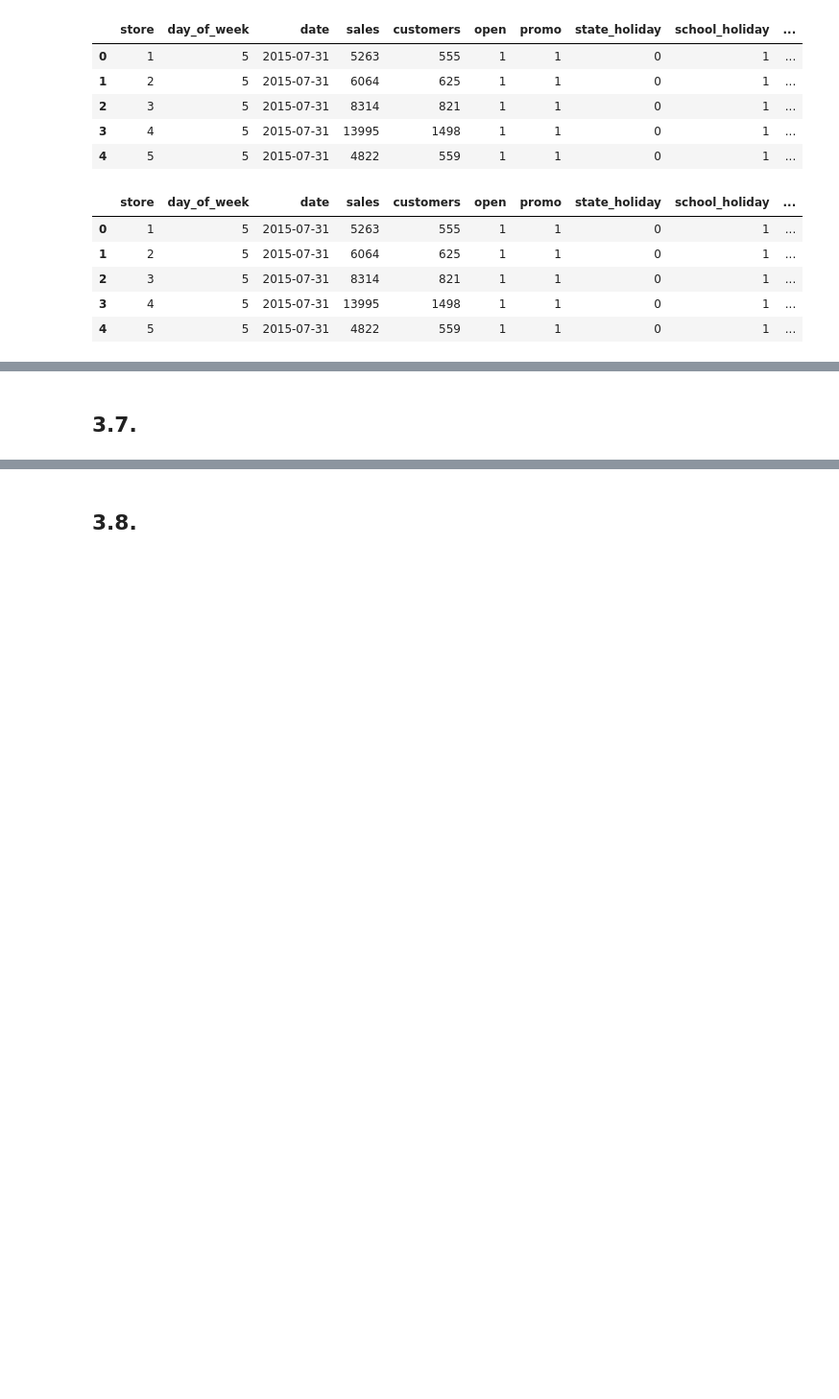
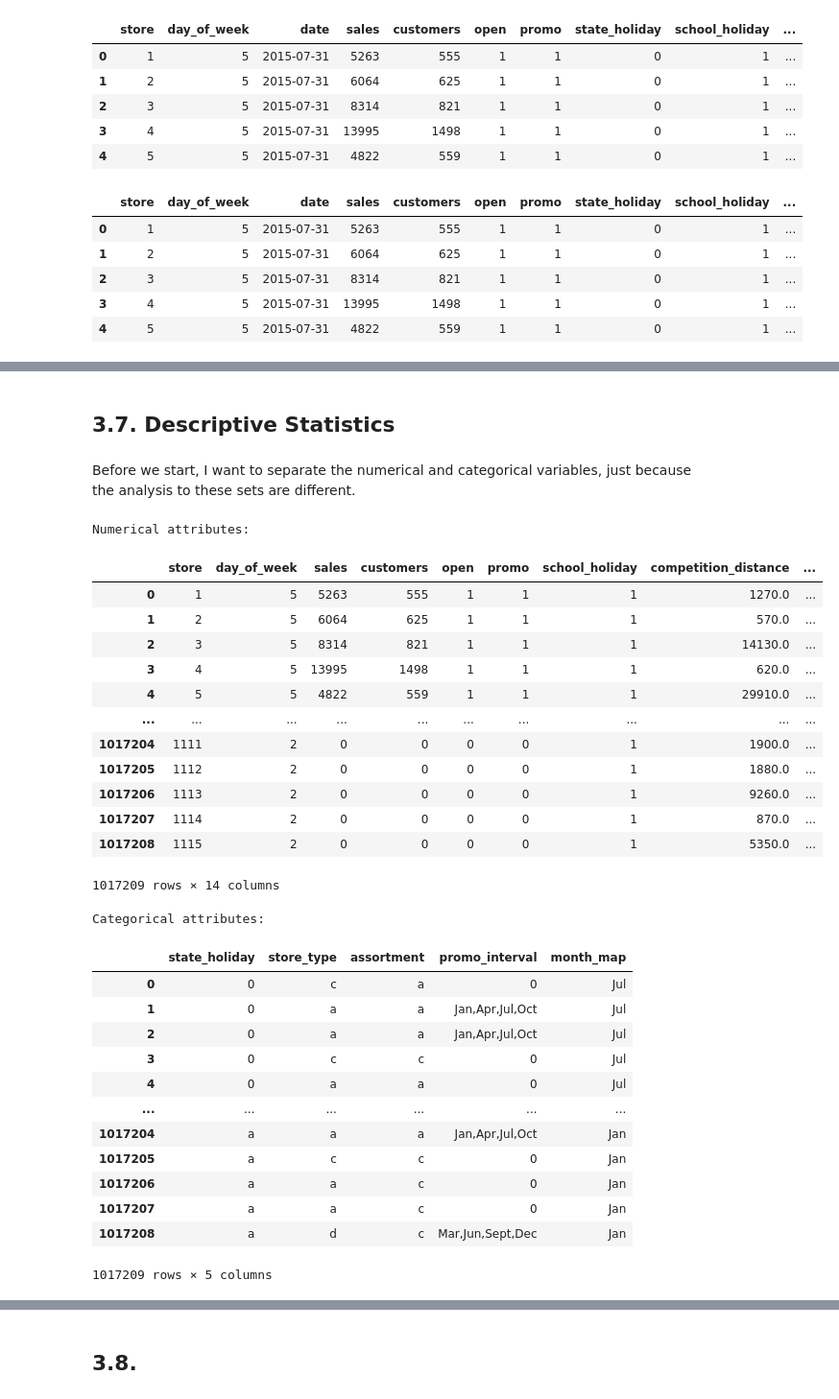
Before and after one commit to Emersonmiady/data-science-em-producao, a Jupyter notebook: rossman_store_sales.ipynb, the cells around one changed output, grey strips where cells are left out. Shown at 96% size. Drawn from its saved outputs; the diff is of its cells as text; code cells hidden in the pictures; blank space fills up the shorter version.

```diff
--- a/rossman_store_sales.ipynb
+++ b/rossman_store_sales.ipynb
@@ -432,2 +487,40 @@ df.head()
 # %% [markdown]
-## 3.7.
+## 3.7. Descriptive Statistics
+# %% [markdown]
+Before we start, I want to separate the numerical and categorical variables, just because the analysis to these sets are different.
+# %%
+num_attributes = df.select_dtypes(include=['int64', 'float64'])
+print('Numerical attributes:')
+display(num_attributes)
+cat_attributes = df.select_dtypes(exclude=['int64', 'float64', 'datetime64[ns]'])
+print('Categorical attributes:')
+display(cat_attributes)
+# %% [output]
+Numerical attributes:
+|  | store | day_of_week | sales | customers | open | promo | school_holiday | competition_distance | ... |
+| 0 | 1 | 5 | 5263 | 555 | 1 | 1 | 1 | 1270.0 | ... |
+| 1 | 2 | 5 | 6064 | 625 | 1 | 1 | 1 | 570.0 | ... |
+| 2 | 3 | 5 | 8314 | 821 | 1 | 1 | 1 | 14130.0 | ... |
+| 3 | 4 | 5 | 13995 | 1498 | 1 | 1 | 1 | 620.0 | ... |
+| 4 | 5 | 5 | 4822 | 559 | 1 | 1 | 1 | 29910.0 | ... |
+| ... | ... | ... | ... | ... | ... | ... | ... | ... | ... |
+| 1017204 | 1111 | 2 | 0 | 0 | 0 | 0 | 1 | 1900.0 | ... |
+| 1017205 | 1112 | 2 | 0 | 0 | 0 | 0 | 1 | 1880.0 | ... |
+| 1017206 | 1113 | 2 | 0 | 0 | 0 | 0 | 1 | 9260.0 | ... |
+| 1017207 | 1114 | 2 | 0 | 0 | 0 | 0 | 1 | 870.0 | ... |
+| 1017208 | 1115 | 2 | 0 | 0 | 0 | 0 | 1 | 5350.0 | ... |
+1017209 rows × 14 columns
+Categorical attributes:
+|  | state_holiday | store_type | assortment | promo_interval | month_map |
+| 0 | 0 | c | a | 0 | Jul |
+| 1 | 0 | a | a | Jan,Apr,Jul,Oct | Jul |
+| 2 | 0 | a | a | Jan,Apr,Jul,Oct | Jul |
+| 3 | 0 | c | c | 0 | Jul |
+| 4 | 0 | a | a | 0 | Jul |
+| ... | ... | ... | ... | ... | ... |
+| 1017204 | a | a | a | Jan,Apr,Jul,Oct | Jan |
+| 1017205 | a | c | c | 0 | Jan |
+| 1017206 | a | a | c | 0 | Jan |
+| 1017207 | a | a | c | 0 | Jan |
+| 1017208 | a | d | c | Mar,Jun,Sept,Dec | Jan |
+1017209 rows × 5 columns
```
Also changed, not shown: parts of 14 cells of this notebook.
